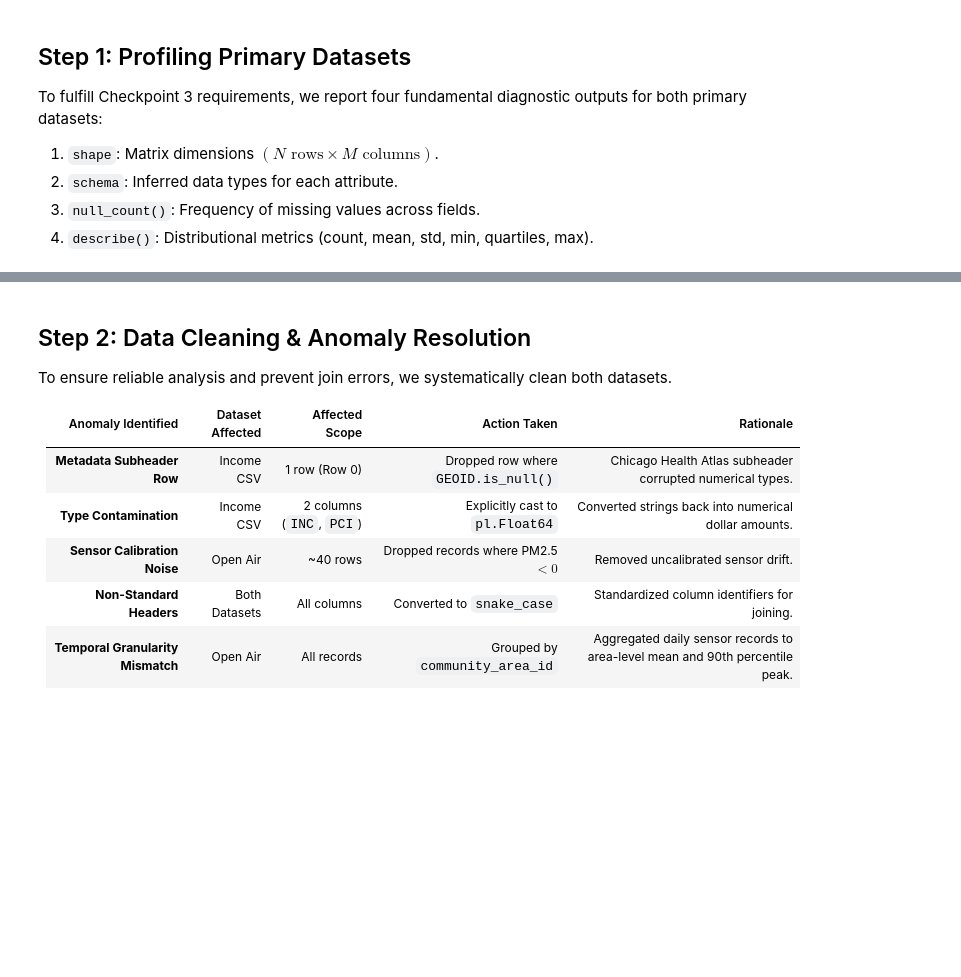
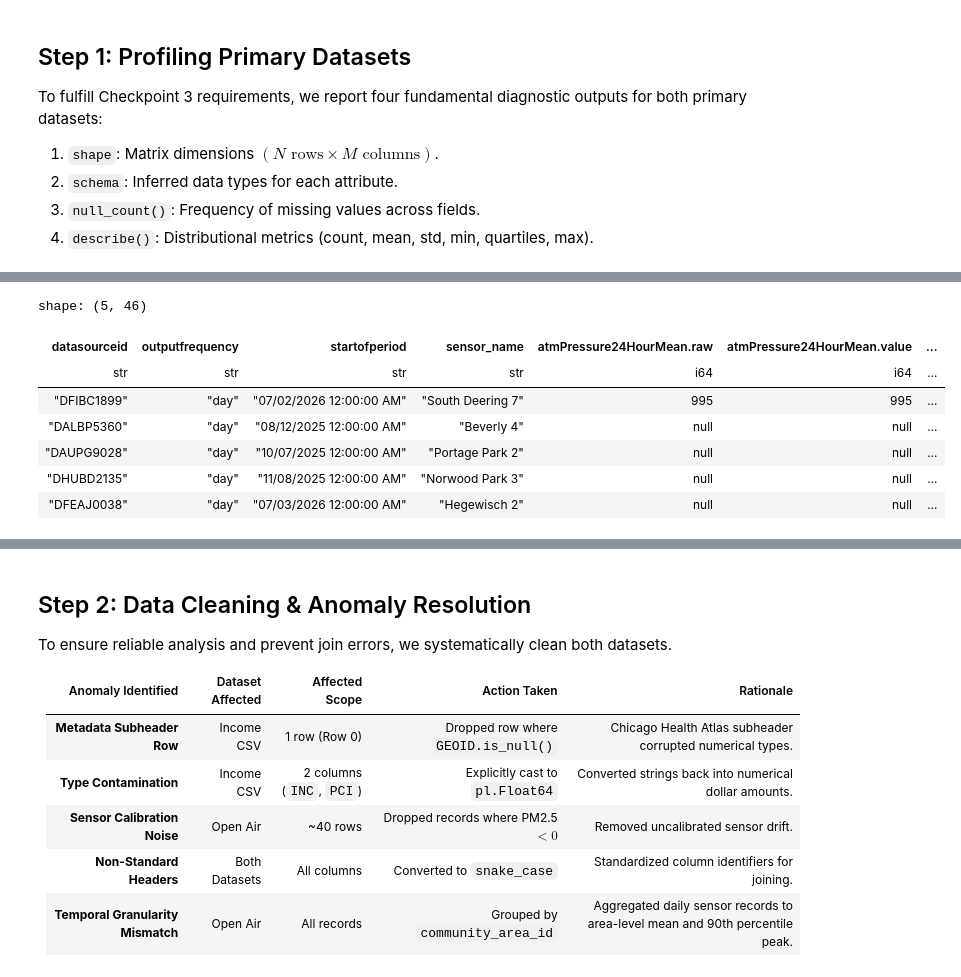
Before and after one commit to doctorplatypus/Socioeconomic-Health-Disparities, a Jupyter notebook: data/eda_work/eda.ipynb, the cells around one changed output, grey strips where cells are left out. Saved outputs shown, nothing was run; the diff lists cells and outputs as text; code cells hidden in the pictures; blank space fills up the shorter version.

```diff
--- a/data/eda_work/eda.ipynb
+++ b/data/eda_work/eda.ipynb
@@ -144,3 +183,14 @@ shape: (1, 46)
+# %%
+raw_air.head()
+# %% [output]
+shape: (5, 46)
+| datasourceid | outputfrequency | startofperiod | sensor_name | atmPressure24HourMean.raw | atmPressure24HourMean.value | ... |
+| str | str | str | str | i64 | i64 | ... |
+| "DFIBC1899" | "day" | "07/02/2026 12:00:00 AM" | "South Deering 7" | 995 | 995 | ... |
+| "DALBP5360" | "day" | "08/12/2025 12:00:00 AM" | "Beverly 4" | null | null | ... |
+| "DAUPG9028" | "day" | "10/07/2025 12:00:00 AM" | "Portage Park 2" | null | null | ... |
+| "DHUBD2135" | "day" | "11/08/2025 12:00:00 AM" | "Norwood Park 3" | null | null | ... |
+| "DFEAJ0038" | "day" | "07/03/2026 12:00:00 AM" | "Hegewisch 2" | null | null | ... |
 # %% [markdown]
 ### Profiling Observations & Standout Findings
 * **Demographics (`Chicago_Median_Income_By_Community_Area.csv`):** Contains 78 rows. Row 0 holds metadata descriptions (`"Median household income, 2020-2024"`, `"Per capita income, 2020-2024"`) while `Layer`, `Name`, and `GEOID` are null. This metadata row forced Polars to parse income values as strings rather than numerical floats.
```
Also changed, not shown: parts of 7 cells of this notebook.
